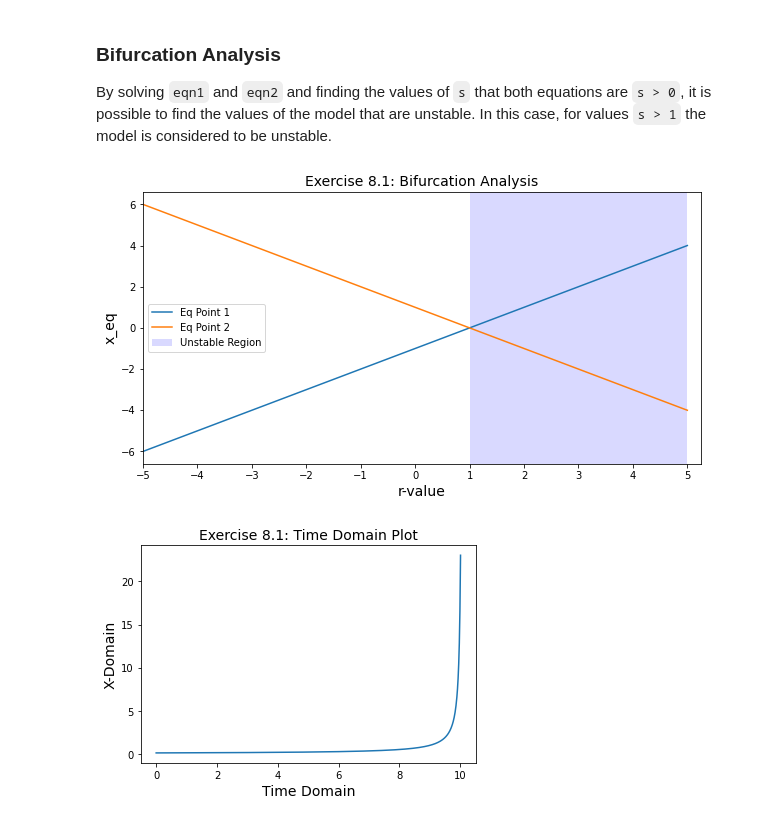
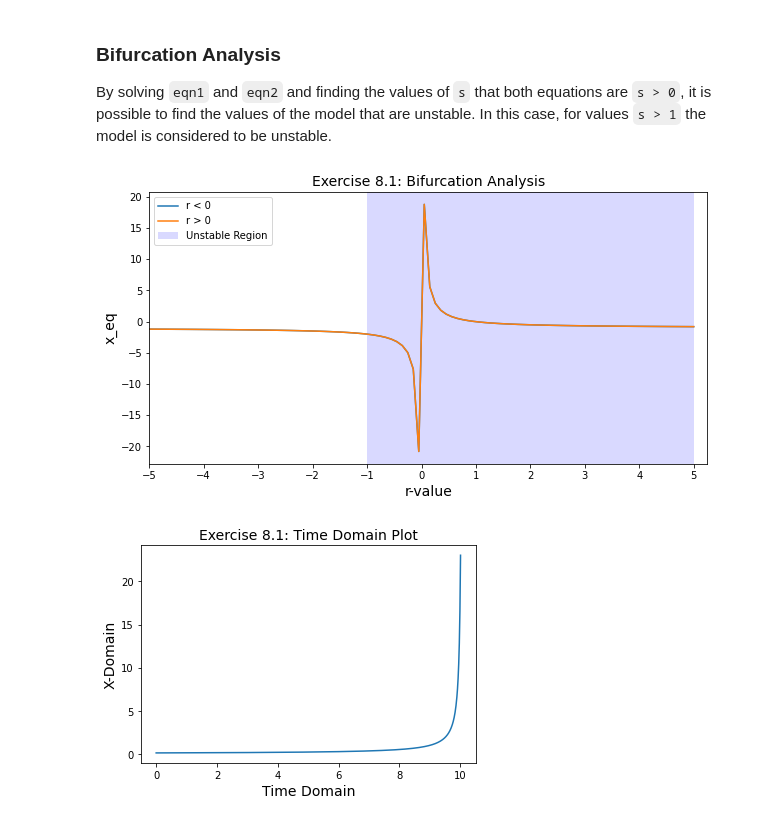
Before and after one commit to grantaguinaldo/ssie, a Jupyter notebook: ssie523/chapter-08-exercises.ipynb, the cells around one changed output. Drawn from its saved outputs; the diff is of its cells as text; code cells hidden in the pictures.

```diff
--- a/ssie523/chapter-08-exercises.ipynb
+++ b/ssie523/chapter-08-exercises.ipynb
@@ -47,25 +47,28 @@ def eqn1(s):
 
 def eqn2(s):
     return s * (1 - ((s-1)/s)) - s
+
+def eqn3(s):
+    return - (s - 1) / s
 # %% [markdown]
 ### Bifurcation Analysis
 By solving `eqn1` and `eqn2` and finding the values of `s` that both equations are `s > 0`, it is possible to find the values of the model that are unstable. In this case, for values `s > 1` the model is considered to be unstable.
 # %%
 #Model is unstable for r > 1.
 domain = np.linspace(-5, 5, 100)
 plt.figure(figsize=(10, 5))
-plt.plot(domain, [eqn1(each) for each in domain], label='Eq Point 1')
-plt.plot(domain, [eqn2(each) for each in domain], label='Eq Point 2')
+plt.plot(domain, [eqn3(each) for each in domain], label='r < 0')
+plt.plot(domain, [eqn3(each) for each in domain], label='r > 0')
 plt.xlabel('r-value', fontsize=14)
 plt.ylabel('x_eq', fontsize=14)
 plt.title('Exercise 8.1: Bifurcation Analysis', fontsize=14)
-plt.axvspan(1, 5, color='b', alpha=0.15, lw=0, label='Unstable Region')
+plt.axvspan(-1, 5, color='b', alpha=0.15, lw=0, label='Unstable Region')
 plt.xlim(-5, 5.25)
 plt.xticks(np.arange(-5, 6, step=1))
 plt.legend()
 plt.show()
 # %% [output]
-[figure, old version]
+[figure, new version]
 # %%
 def model(rconst, t_not, X_not, tdomain, dt):
     t_results = [t_not]
```
